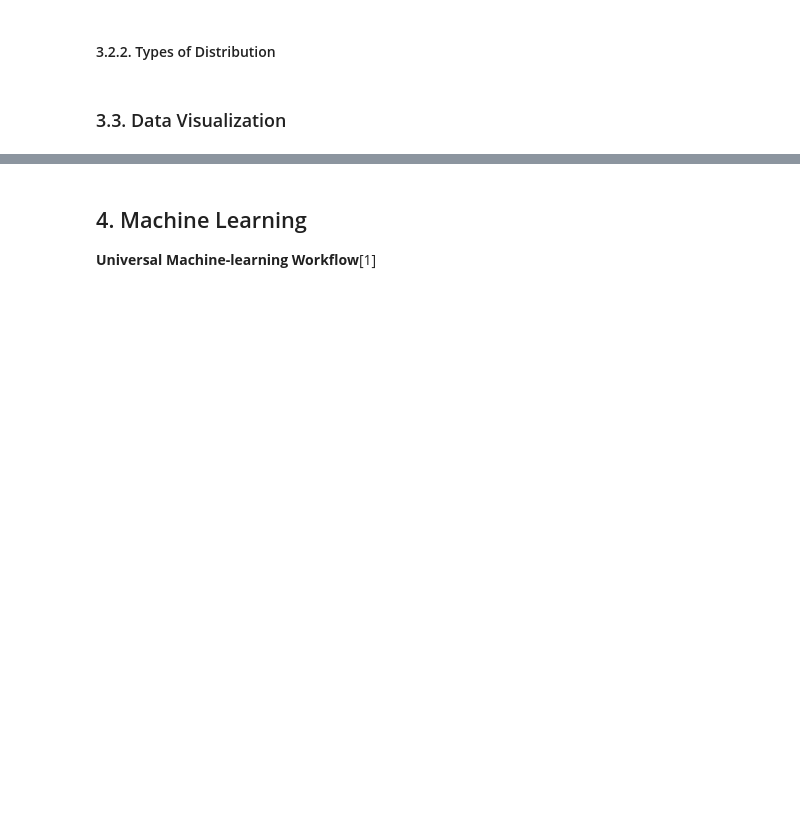
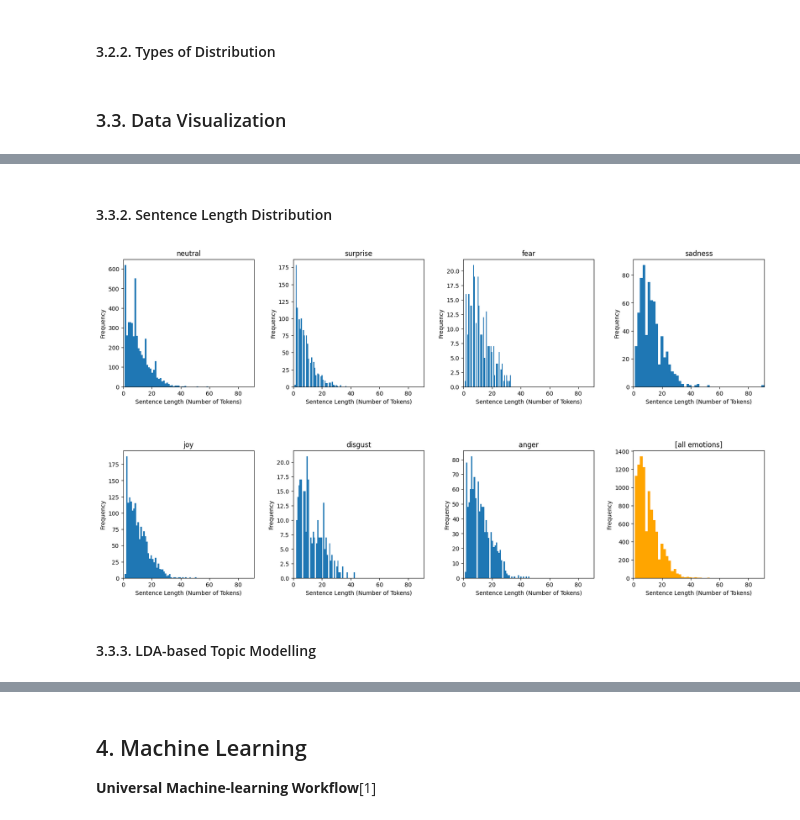
Before and after one commit to hudsonmendes/uolondon-cm3070-fp, a Jupyter notebook: dev/mlops.ipynb, the cells around one changed output, grey strips where cells are left out. Cells and saved outputs as stored; diff of their text form; code cells hidden in the pictures; blank space fills up the shorter version.

```diff
--- a/dev/mlops.ipynb
+++ b/dev/mlops.ipynb
@@ -114,0 +174,50 @@ df_raw
+# %% [markdown]
+#### 3.3.2. Sentence Length Distribution
+# %%
+import matplotlib.pyplot as plt
+import nltk
+
+# Tokenize the sentences using the nltk tokenizer
+df_raw["tokens"] = df_raw["x_text"].apply(nltk.word_tokenize)
+df_raw["sentence_length"] = df_raw["tokens"].apply(len)
+
+# Get the unique emotion labels
+labels = df_raw["label"].unique()
+
+# Create a grid of histograms
+num_rows = (len(labels) + 3) // 4
+fig, axs = plt.subplots(num_rows, 4, figsize=(20, 5 * num_rows))
+for i, label in enumerate(labels):
+    # Filter the data by label
+    data = df_raw[df_raw["label"] == label]["sentence_length"]
+
+    # Plot the histogram
+    axs[i // 4, i % 4].hist(data, bins=50)
+    axs[i // 4, i % 4].set_title(label)
+    axs[i // 4, i % 4].set_xlabel("Sentence Length (Number of Tokens)")
+    axs[i // 4, i % 4].set_ylabel("Frequency")
+
+    # Set the x-axis limit to the maximum sentence length
+    axs[i // 4, i % 4].set_xlim([0, df_raw["sentence_length"].max()])
+
+# Plot the combined distribution
+data = df_raw["sentence_length"]
+axs[-1, -1].hist(data, bins=50, color="orange")
+axs[-1, -1].set_title("[all emotions]")
+axs[-1, -1].set_xlabel("Sentence Length (Number of Tokens)")
+axs[-1, -1].set_ylabel("Frequency")
+axs[-1, -1].set_xlim([0, df_raw["sentence_length"].max()])
+
+# Remove the unused subplots
+for i in range(len(labels) + 1, num_rows * 4):
+    axs.flat[i].set_visible(False)
+
+# Adjust the spacing between subplots
+plt.subplots_adjust(hspace=0.5, wspace=0.3)
+
+# Show the plot
+plt.show()
+# %% [output]
+[figure, added]
+# %% [markdown]
+#### 3.3.3. LDA-based Topic Modelling
```
Also changed, not shown: parts of 14 cells of this notebook, 1 other file.
